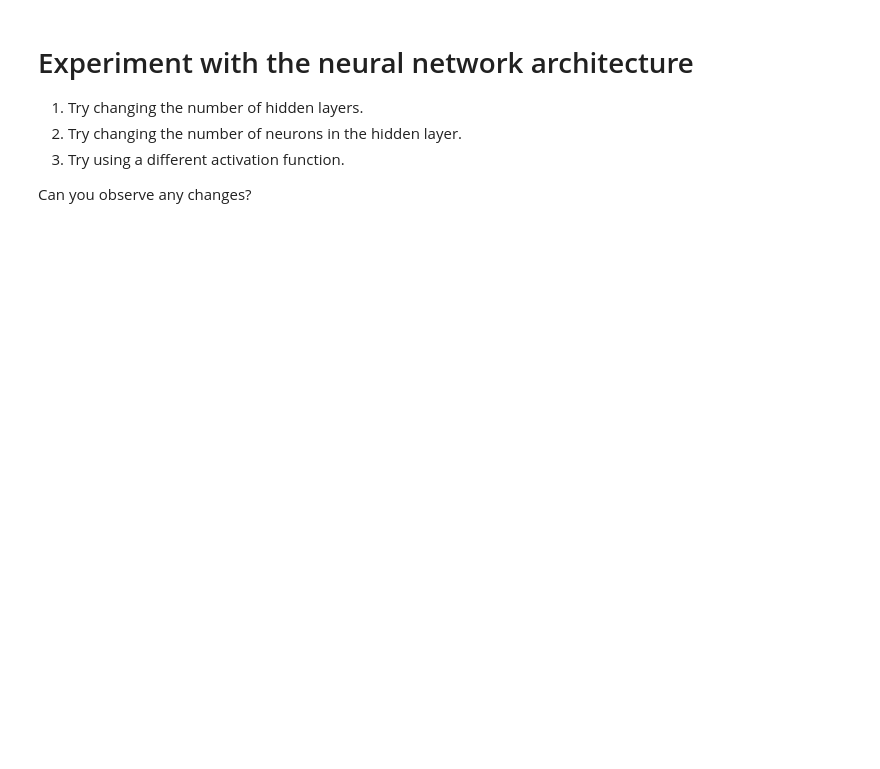
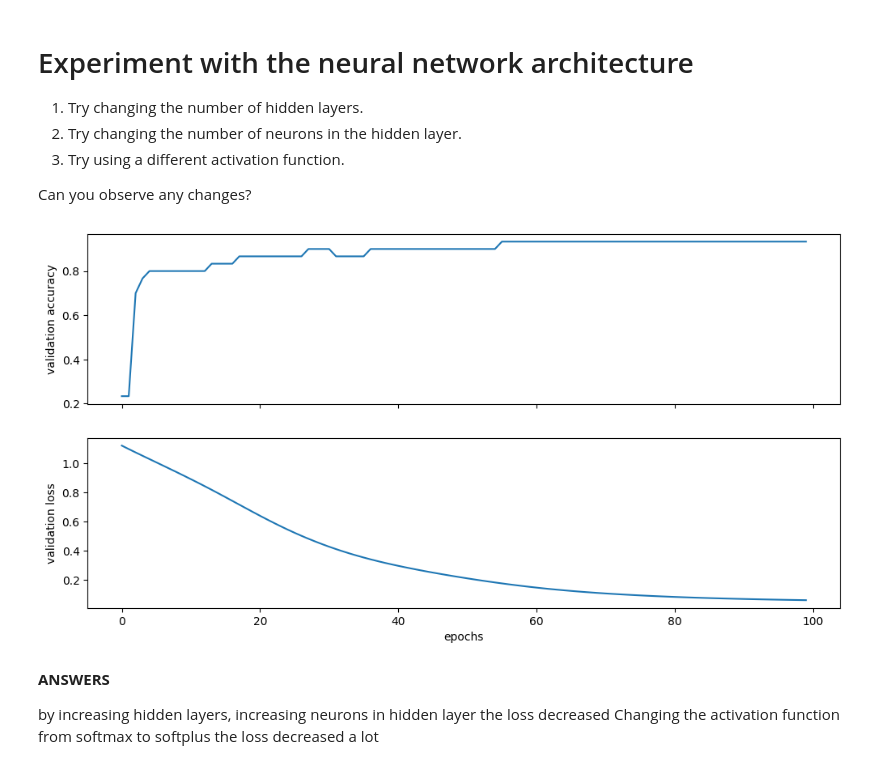
Before and after one commit to maheesukanya/FMML-FOUNDATION-OF-MODERN-MACHINE-LEARNING, a Jupyter notebook: FMML_Aug'22_M9_L2.ipynb, the cells around one changed output. Cells and saved outputs as stored; diff of their text form; code cells hidden in the pictures; blank space fills up the shorter version.

```diff
--- a/FMML_Aug'22_M9_L2.ipynb
+++ b/FMML_Aug'22_M9_L2.ipynb
@@ -146,3 +146,59 @@ ax2.set_xlabel("epochs");
 
 
 Can you observe any changes?
+# %%
+# Defining the model architecture
+class Model(nn.Module):
+    def __init__(self, input_dim):
+        super(Model, self).__init__()
+        self.layer1 = nn.Linear(input_dim, 100)
+        self.layer2 = nn.Linear(100, 100)
+        self.layer3 = nn.Linear(100, 3)
+
+    def forward(self, x):
+        x = F.relu(self.layer1(x))
+        x = F.relu(self.layer2(x))
+        x = F.softplus(self.layer3(x))
+        return x
+# Instantiating the model, using Adam optimiser, and Cross Entropy Loss, which is quite commonlu used for classification tasks.
+model     = Model(X_train.shape[1])
+optimizer = torch.optim.Adam(model.parameters(), lr=0.001)
+loss_fn   = nn.CrossEntropyLoss()
+EPOCHS  = 100
+#X_train = torch.from_numpy(X_train).float()
+#X_test= torch.from_numpy(X_test).float()
+#y_test = torch.from_numpy(y_test)
+#y_train = torch.from_numpy(y_train)
+
+
+loss_list     = np.zeros((EPOCHS,))
+accuracy_list = np.zeros((EPOCHS,))
+
+for epoch in tqdm.trange(EPOCHS):
+    y_pred = model(X_train)
+    loss = loss_fn(y_pred, y_train)
+    loss_list[epoch] = loss.item()
+
+    # Zero gradients
+    optimizer.zero_grad()
+    loss.backward()
+    optimizer.step()
+
+    with torch.no_grad():
+        y_pred = model(X_test)
+        correct = (torch.argmax(y_pred, dim=1) == y_test).type(torch.FloatTensor)
+        accuracy_list[epoch] = correct.mean()
+fig, (ax1, ax2) = plt.subplots(2, figsize=(12, 6), sharex=True)
+
+ax1.plot(accuracy_list)
+ax1.set_ylabel("validation accuracy")
+ax2.plot(loss_list)
+ax2.set_ylabel("validation loss")
+ax2.set_xlabel("epochs");
+# %% [output]
+[figure, added]
+# %% [markdown]
+**ANSWERS**
+
+by increasing hidden layers, increasing neurons in hidden layer the loss decreased
+Changing the activation function from softmax to softplus the loss decreased a lot
```
Also changed, not shown: parts of 1 cell of this notebook.
